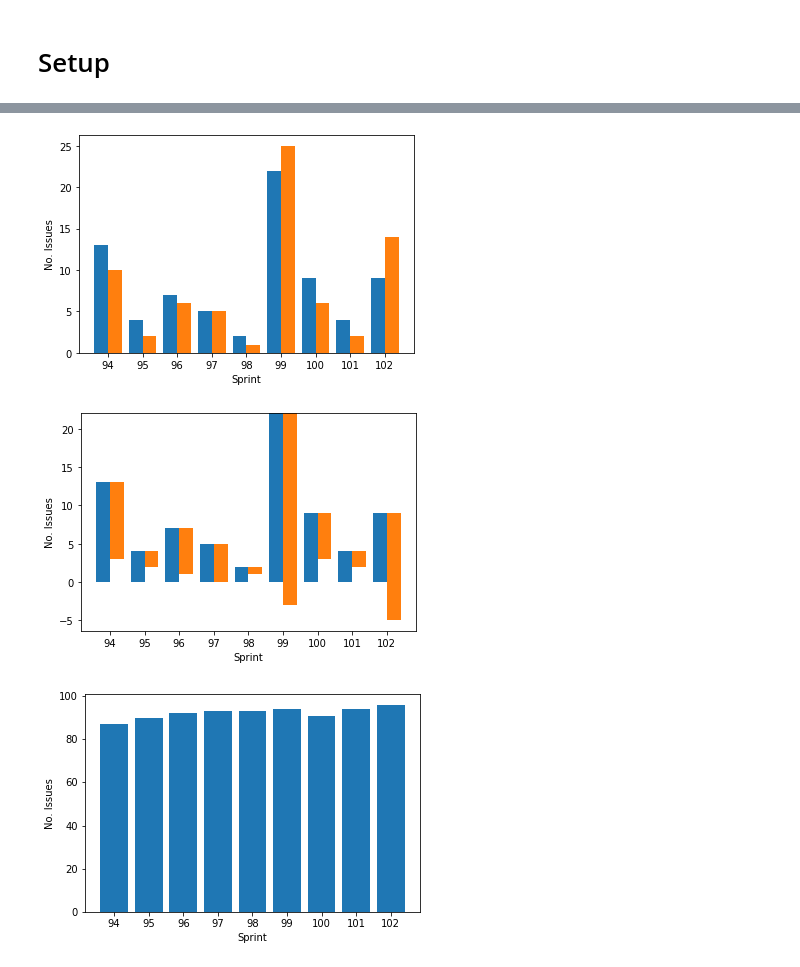
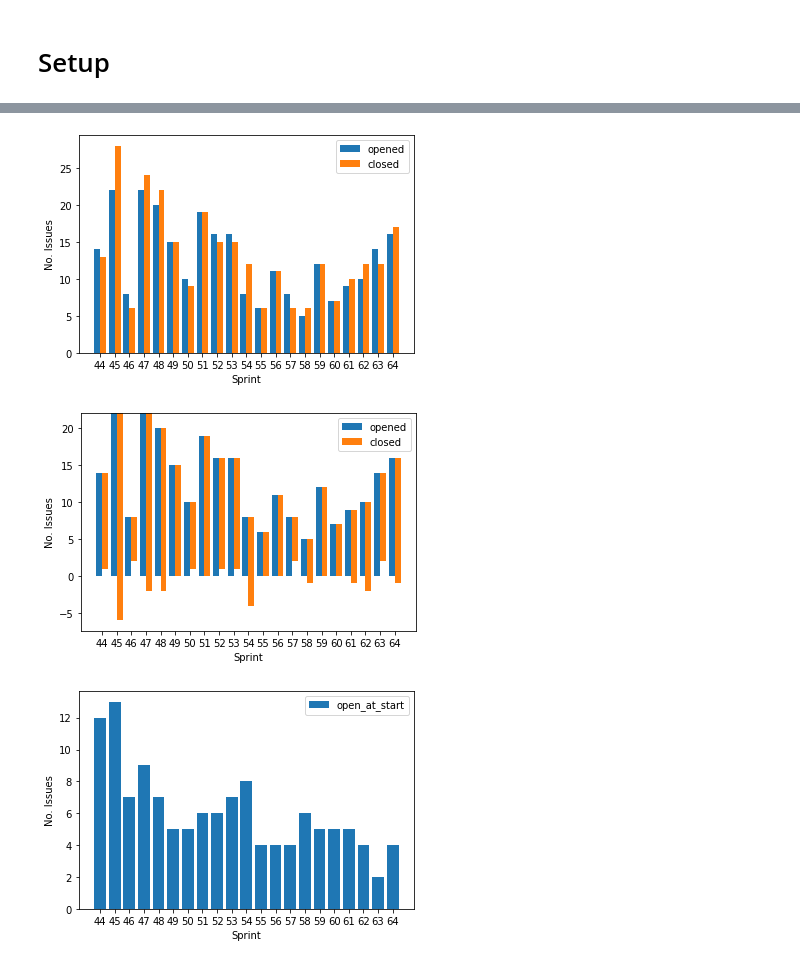
Before and after one commit to LeonBein/masterThesisCode, a Jupyter notebook: Explorer.ipynb, the cells around one changed output, grey strips where cells are left out. Cells and saved outputs as stored; diff of their text form; code cells hidden in the pictures.

```diff
--- a/Explorer.ipynb
+++ b/Explorer.ipynb
@@ -94,0 +118,3 @@ See the caveats in the documentation: https://pandas.pydata.org/pandas-docs/stab
+# %%
+issues_opened_per_sprint = issues_dataframe.groupby(by=(lambda index: date_to_sprint(issues_dataframe.loc[index].issue.created_at)))
+issues_opened_per_sprint
@@ -94,0 +123,4 @@ See the caveats in the documentation: https://pandas.pydata.org/pandas-docs/stab
+# %%
+closed_issues = issues_dataframe[issues_dataframe.apply(lambda x: x.issue.closed_at is not None, axis=1)]
+issues_closed_per_sprint = closed_issues.groupby(by=(lambda index: date_to_sprint(issues_dataframe.loc[index].issue.closed_at)))
+issues_closed_per_sprint
@@ -94,0 +129,8 @@ See the caveats in the documentation: https://pandas.pydata.org/pandas-docs/stab
+# %%
+issues = pandas.DataFrame(index=range(0, date_to_sprint(datetime.today())+1)) # The range ensures that there are rows for sprints where no issues were opened or closed
+issues.index.name = 'sprint'
+issues['opened'] = issues_opened_per_sprint.count().astype('Int64')
+issues['closed'] = issues_closed_per_sprint.count().astype('Int64')
+issues = issues.fillna(0) # Replace NaN values from outer join with zero
+issues['open_at_start'] = (issues.opened - issues.closed).cumsum().shift(fill_value=0) # Issues open at start of each sprint = sum of issues opened - closed beforea
+issues
@@ -97,5 +154,5 @@ See the caveats in the documentation: https://pandas.pydata.org/pandas-docs/stab
 # %%
-start_sprint = date_to_sprint(datetime(2022, 6, 1)) # Using date here to be able to explore sprint length
+start_sprint = date_to_sprint(datetime(2022, 1, 1)) # Using date here to be able to explore sprint length
 end_sprint = date_to_sprint(datetime(2022, 10, 1))
 # %%
 issues_focus = issues[(issues.index >= start_sprint) & (issues.index <= end_sprint)]
@@ -115,31 +179,32 @@ issues_focus
 # %%
 figure, axes = pyplot.subplots()
 pyplot.bar(issues_focus.index-0.2, issues_focus['opened'], width=0.4)
-#pyplot.bar(issues_focus.index, issues_focus['closed'], bottom=issues_focus['opened'])
 pyplot.bar(issues_focus.index+0.2, issues_focus['closed'], width=0.4)
 axes.set_xlabel("Sprint")
 axes.set_ylabel("No. Issues")
 axes.set_xticks(issues_focus.index)
+axes.legend(['opened', 'closed'])
 print() # silence output from command before
 # %% [output]
-[figure, old version]
+[figure, new version]
 # %%
 figure, axes = pyplot.subplots()
 pyplot.bar(issues_focus.index-0.2, issues_focus['opened'], width=0.4)
-#pyplot.bar(issues_focus.index, issues_focus['closed'], bottom=issues_focus['opened'])
 pyplot.bar(issues_focus.index+0.2, -issues_focus['closed'], bottom=issues_focus['opened'], width=0.4)
 axes.set_xlabel("Sprint")
 axes.set_ylabel("No. Issues")
 axes.set_xticks(issues_focus.index)
+axes.legend(['opened', 'closed'])
 print() # silence output from command before
 # %% [output]
-[figure, old version]
+[figure, new version]
 # %%
 figure, axes = pyplot.subplots()
 pyplot.bar(issues_focus.index, issues_focus['open_at_start'])
 axes.set_xlabel("Sprint")
 axes.set_ylabel("No. Issues")
 axes.set_xticks(issues_focus.index)
+axes.legend(['open_at_start'])
 print() # silence output from command before
 # %% [output]
-[figure, old version]
+[figure, new version]
```
Also changed, not shown: parts of 39 cells of this notebook, 4 other files.
